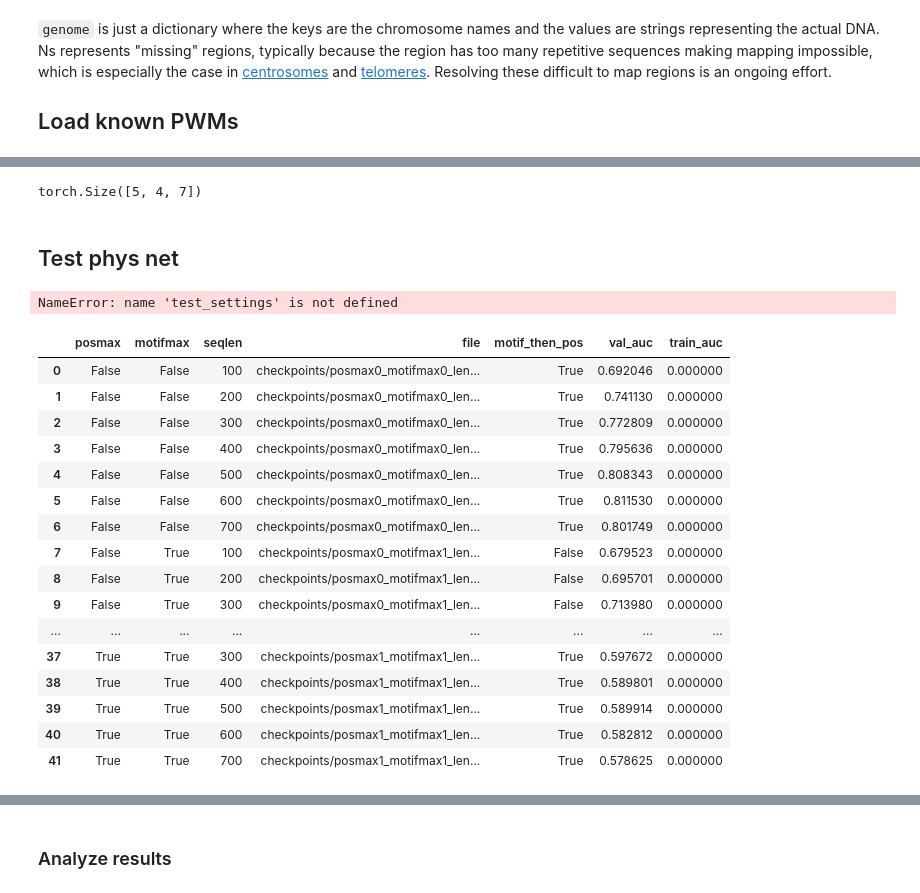
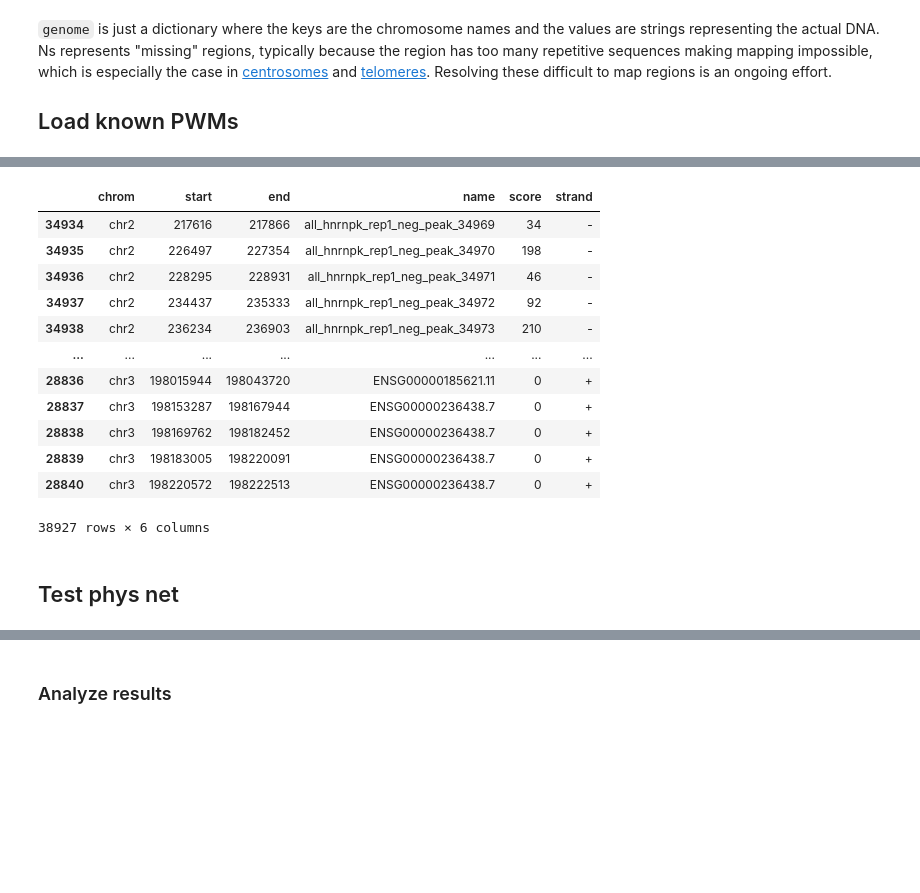
Before and after one commit to daklab/poolqtl, a Jupyter notebook: biophysical_cnn/Biophysical_CNNs.ipynb, the cells around one changed output, grey strips where cells are left out. Cells and saved outputs as stored; diff of their text form; code cells hidden in the pictures; blank space fills up the shorter version.

```diff
--- a/biophysical_cnn/Biophysical_CNNs.ipynb
+++ b/biophysical_cnn/Biophysical_CNNs.ipynb
@@ -12,7 +10,13 @@ import matplotlib.pyplot as plt
 import pickle
 import os.path
 import biophysnn
+import logomaker
+from importlib import reload
+import motifscanner
 
-from importlib import reload
-reload(biophysnn)
+#IP_peak_file = "/gpfs/commons/home/daknowles/RIPnet/all_hnrnpk_rep1_stranded.narrowPeak.gz"
+IP_peak_file = "/gpfs/commons/home/mschertzer/asb_model/220708_all_ipsc_ip/alignments/macs/all_hnrnpa1_rep1_stranded_noigg.narrowPeak"
+unbound_bed_file = "unbound_regions/HNRNPK_unbound.bed.gz"
+RBP = "HNRNPK"
+pwm_source = "K562" # "oRNAment" # HepG2, K562 both imply mCross
 # %% [output]
@@ -20,7 +24,7 @@ reload(biophysnn)
 # %% [markdown]
 ## Loading data
 # %%
-binding_data = pd.read_csv("/gpfs/commons/home/daknowles/RIPnet/all_hnrnpk_rep1_stranded.narrowPeak.gz", sep='\t', usecols=range(6), names=("chrom","start","end","name","score","strand"))
+binding_data = pd.read_csv(IP_peak_file, sep='\t', usecols=range(6), names=("chrom","start","end","name","score","strand"))
 binding_data = binding_data[ ~binding_data['chrom'].isin(["chrX","chrY"]) ] # only keep autosomes (non sex chromosomes)
 binding_data = binding_data.sort_values(['chrom', 'start']).drop_duplicates() # sort so we can interleave negatives
 binding_data
@@ -39,7 +43,7 @@ binding_data
 | 149422 | chrM | 0 | 505 | all_hnrnpk_rep1_pos_peak_74678 | 99 | + |
 145893 rows × 6 columns
 # %%
-unbound = pd.read_csv("unbound_regions.bed.gz",
+unbound = pd.read_csv(unbound_bed_file,
                       sep = "\t",
                       names = ["chrom", "start", "end", "name", "strand", "counts", "length"],
                       index_col = False)
@@ -115,31 +132,18 @@ torch.Size([453, 4, 7])
-# %%
-specific_pwms = w_norm[ np.array([ "HNRNPK" in g for g in pwm_names ]) ]
-specific_pwms.shape
-# %% [output]
-torch.Size([5, 4, 7])
+# %%
+validation_data
+# %% [output]
+|  | chrom | start | end | name | score | strand |
+| 34934 | chr2 | 217616 | 217866 | all_hnrnpk_rep1_neg_peak_34969 | 34 | - |
+| 34935 | chr2 | 226497 | 227354 | all_hnrnpk_rep1_neg_peak_34970 | 198 | - |
+| 34936 | chr2 | 228295 | 228931 | all_hnrnpk_rep1_neg_peak_34971 | 46 | - |
+| 34937 | chr2 | 234437 | 235333 | all_hnrnpk_rep1_neg_peak_34972 | 92 | - |
+| 34938 | chr2 | 236234 | 236903 | all_hnrnpk_rep1_neg_peak_34973 | 210 | - |
+| ... | ... | ... | ... | ... | ... | ... |
+| 28836 | chr3 | 198015944 | 198043720 | ENSG00000185621.11 | 0 | + |
+| 28837 | chr3 | 198153287 | 198167944 | ENSG00000236438.7 | 0 | + |
+| 28838 | chr3 | 198169762 | 198182452 | ENSG00000236438.7 | 0 | + |
+| 28839 | chr3 | 198183005 | 198220091 | ENSG00000236438.7 | 0 | + |
+| 28840 | chr3 | 198220572 | 198222513 | ENSG00000236438.7 | 0 | + |
+38927 rows × 6 columns
 # %% [markdown]
 ## Test phys net
-# %%
-res_df = biophysnn.test_settings(specific_pwms, train_data, genome, validation_data)
-# %% [output]
-NameError: name 'test_settings' is not defined
-# %%
-res_df.to_csv("results.tsv", sep = "\t", index = False)
-# %% [output]
-|  | posmax | motifmax | seqlen | file | motif_then_pos | val_auc | train_auc |
-| 0 | False | False | 100 | checkpoints/posmax0_motifmax0_len... | True | 0.692046 | 0.000000 |
-| 1 | False | False | 200 | checkpoints/posmax0_motifmax0_len... | True | 0.741130 | 0.000000 |
-| 2 | False | False | 300 | checkpoints/posmax0_motifmax0_len... | True | 0.772809 | 0.000000 |
-| 3 | False | False | 400 | checkpoints/posmax0_motifmax0_len... | True | 0.795636 | 0.000000 |
-| 4 | False | False | 500 | checkpoints/posmax0_motifmax0_len... | True | 0.808343 | 0.000000 |
-| 5 | False | False | 600 | checkpoints/posmax0_motifmax0_len... | True | 0.811530 | 0.000000 |
-| 6 | False | False | 700 | checkpoints/posmax0_motifmax0_len... | True | 0.801749 | 0.000000 |
-| 7 | False | True | 100 | checkpoints/posmax0_motifmax1_len... | False | 0.679523 | 0.000000 |
-| 8 | False | True | 200 | checkpoints/posmax0_motifmax1_len... | False | 0.695701 | 0.000000 |
-| 9 | False | True | 300 | checkpoints/posmax0_motifmax1_len... | False | 0.713980 | 0.000000 |
-| ... | ... | ... | ... | ... | ... | ... | ... |
-| 37 | True | True | 300 | checkpoints/posmax1_motifmax1_len... | True | 0.597672 | 0.000000 |
-| 38 | True | True | 400 | checkpoints/posmax1_motifmax1_len... | True | 0.589801 | 0.000000 |
-| 39 | True | True | 500 | checkpoints/posmax1_motifmax1_len... | True | 0.589914 | 0.000000 |
-| 40 | True | True | 600 | checkpoints/posmax1_motifmax1_len... | True | 0.582812 | 0.000000 |
-| 41 | True | True | 700 | checkpoints/posmax1_motifmax1_len... | True | 0.578625 | 0.000000 |
```
Also changed, not shown: parts of 75 cells of this notebook, 4 other files.
